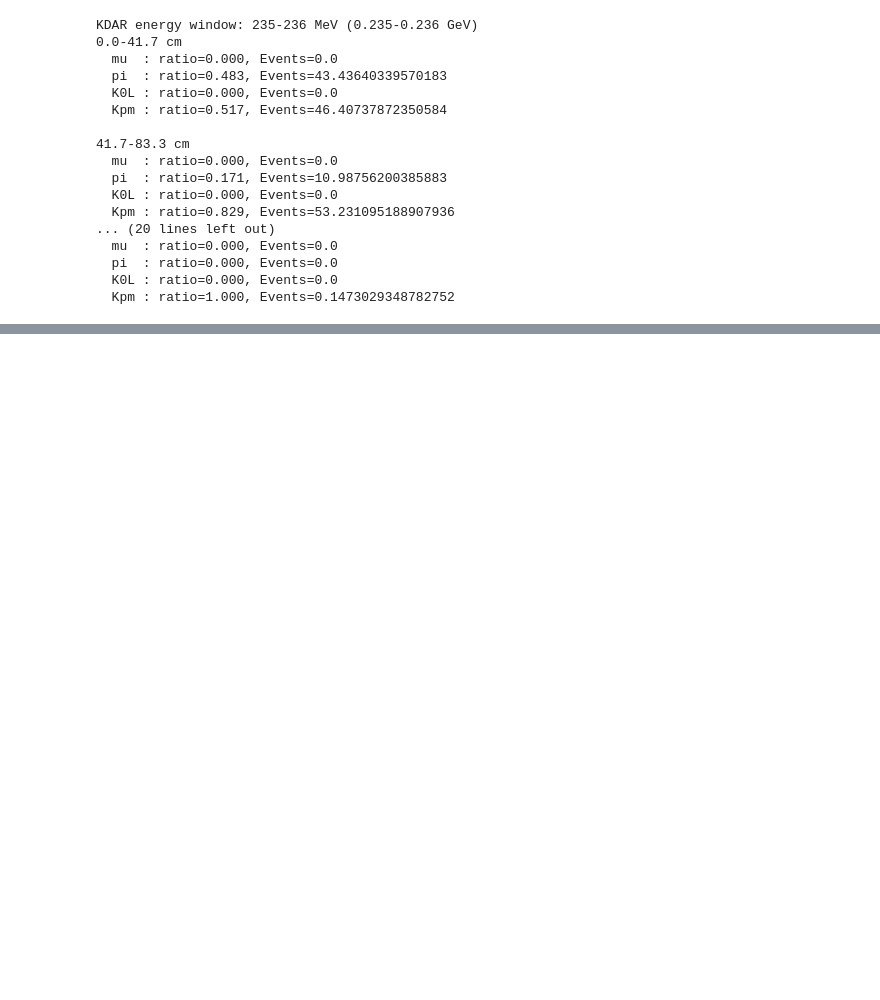
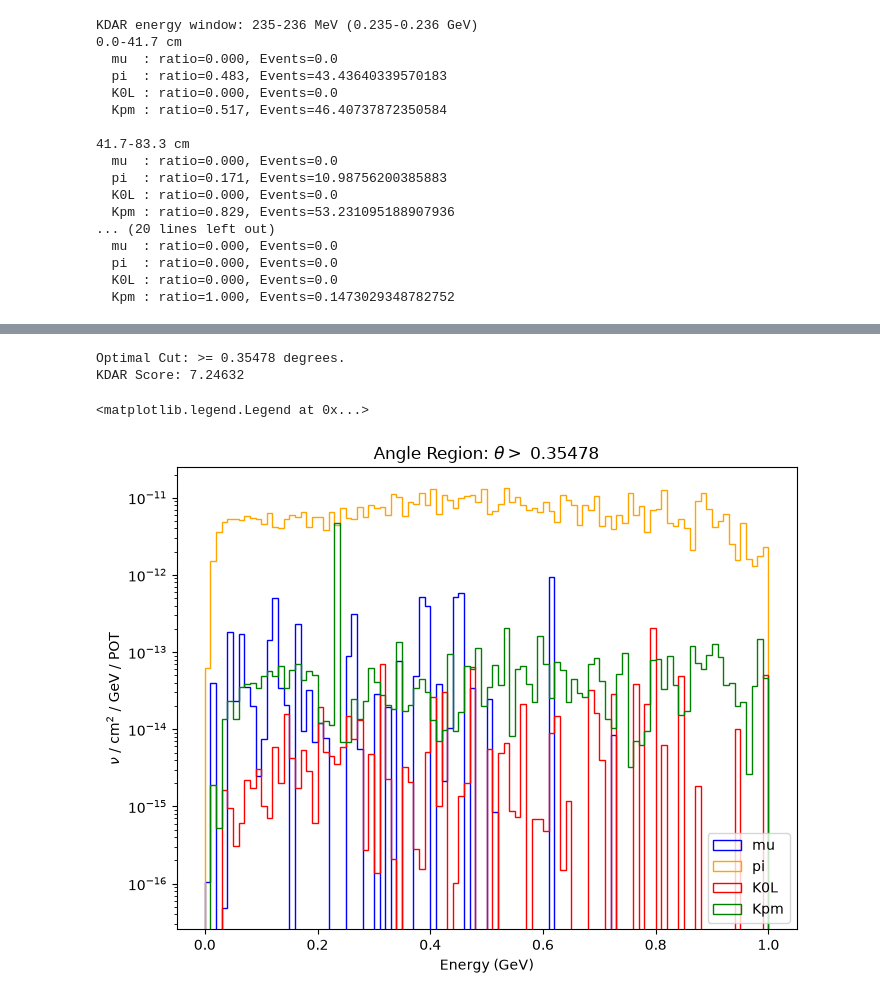
Before and after one commit to tomdsimpson/KDAR-Summer-Project, a Jupyter notebook: angular_distribution.ipynb, the cells around one changed output, grey strips where cells are left out. Drawn from its saved outputs; the diff is of its cells as text; code cells hidden in the pictures; blank space fills up the shorter version.

Commit message:
optimise angle cut

```diff
--- a/angular_distribution.ipynb
+++ b/angular_distribution.ipynb
@@ -299,0 +237,39 @@ KDAR energy window: 230-240 MeV (0.230-0.240 GeV)
+# %%
+# Optimise Angle Cut Position
+
+from scipy import optimize
+
+
+e_range           = [0.230,0.240]
+
+def calculate_kdar_metric(data, angle):
+
+    angle_mask = thetas >= angle
+
+    kdar_count = data.event_count(e_range, 14, [321, -321, 230], angle_mask)
+    pion_count = data.event_count(e_range, 14, [211, -211], angle_mask)
+    score = kdar_count / np.sqrt(kdar_count + pion_count)
+    return score
+
+res = scipy.optimize.minimize_scalar(lambda x: -1 * calculate_kdar_metric(data, x), method="bounded", bounds=[0, 1.5])
+print(f"Optimal Cut: >= {res.x:.5f} degrees.")
+print(f"KDAR Score: {-1 * res.fun:.5f}")
+
+fig, ax = plt.subplots(figsize=(8, 6))
+bins = np.linspace(0,1, 101) # 10 MeV buckets to align with opimisation
+
+for label, (parent_pdgs, colour) in data.parent_groups.items():
+    full_mask = data.energy_mask() & data.parent_mask(parent_pdgs) & (thetas >= res.x)
+    ax.hist(data.energies[full_mask], bins=bins, weights=data.tot_wgts[full_mask],
+                    label=label, color=colour, histtype="step", linewidth=1)
+
+ax.set_title(r"Angle Region: $\theta >$ " + f"{res.x:.5f}")
+ax.set_yscale('log')
+ax.set_ylabel(r"$\nu$ / cm$^2$ / GeV / POT")
+ax.set_xlabel('Energy (GeV)')
+ax.legend()
+# %% [output]
+Optimal Cut: >= 0.35478 degrees.
+KDAR Score: 7.24632
+<matplotlib.legend.Legend at 0x...>
+[figure, added]
```
Also changed, not shown: parts of 4 cells of this notebook, 2 other files.
